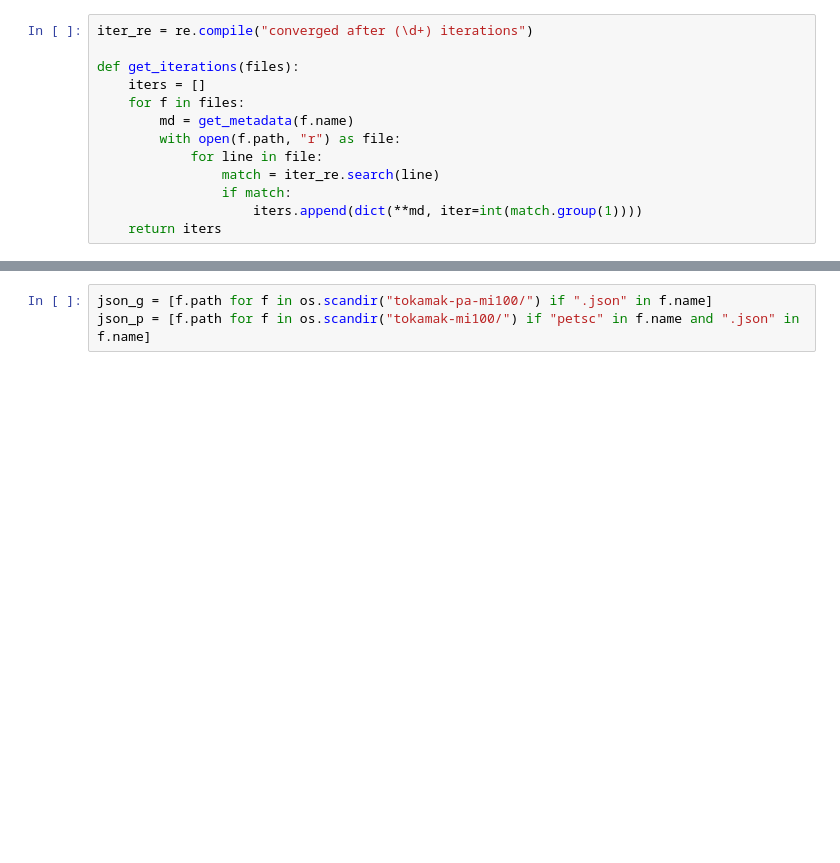
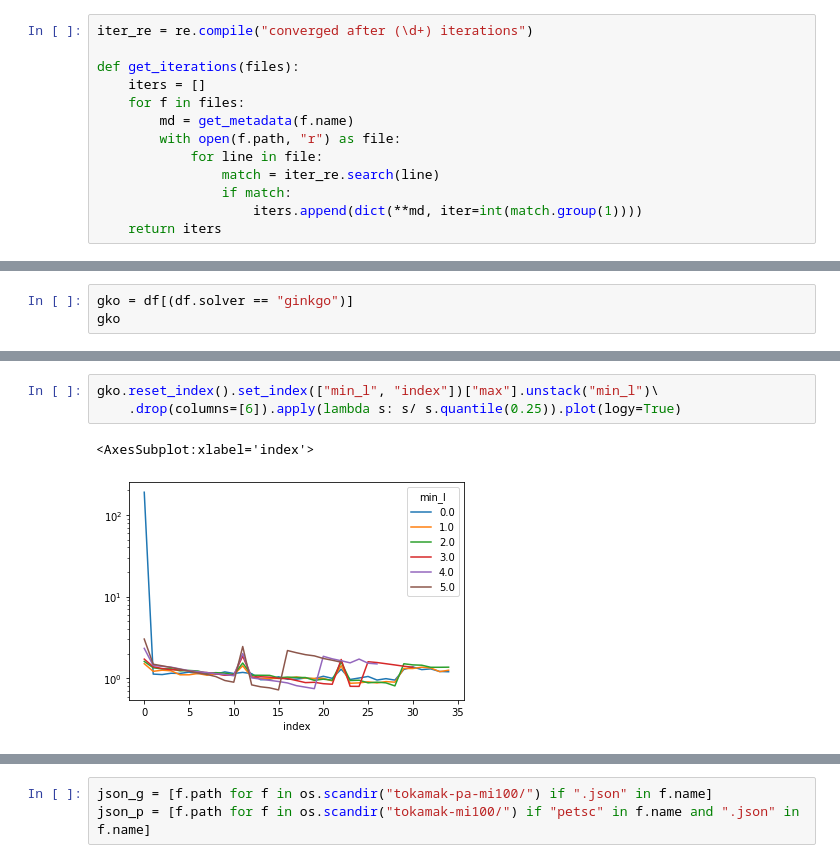
Before and after one commit to MarcelKoch/hyteg-ginkgo-data, a Jupyter notebook: testing.ipynb, the cells around one changed output, grey strips where cells are left out. Cells and saved outputs as stored; diff of their text form; blank space fills up the shorter version.

```diff
--- a/testing.ipynb
+++ b/testing.ipynb
@@ -45,0 +56,3 @@ def ginkgo_non_solve_cost(db: Database):
+# %%
+gko = df[(df.solver == "ginkgo")]
+gko
@@ -45,0 +73,6 @@ def ginkgo_non_solve_cost(db: Database):
+# %%
+gko.reset_index().set_index(["min_l", "index"])["max"].unstack("min_l")\
+    .drop(columns=[6]).apply(lambda s: s/ s.quantile(0.25)).plot(logy=True)
+# %% [output]
+<AxesSubplot:xlabel='index'>
+[figure, added]
```
Also changed, not shown: parts of 11 cells of this notebook.
